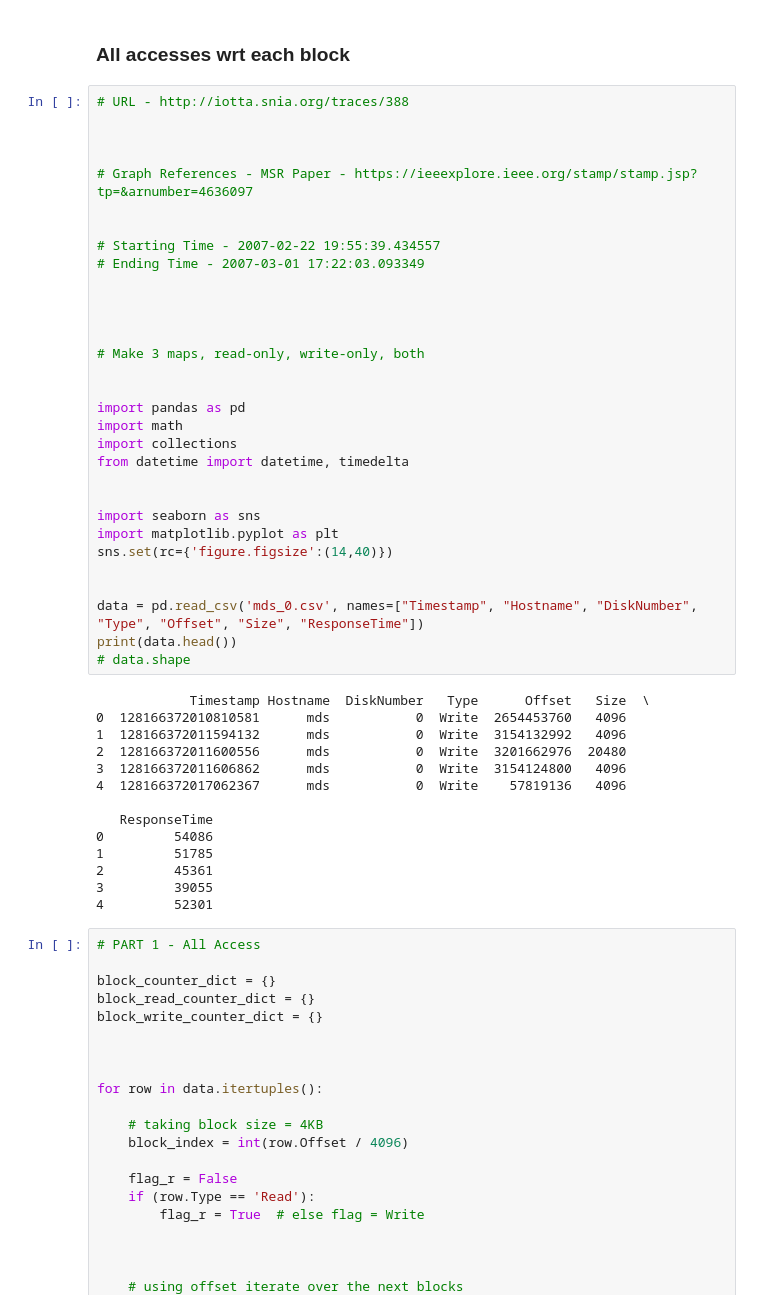
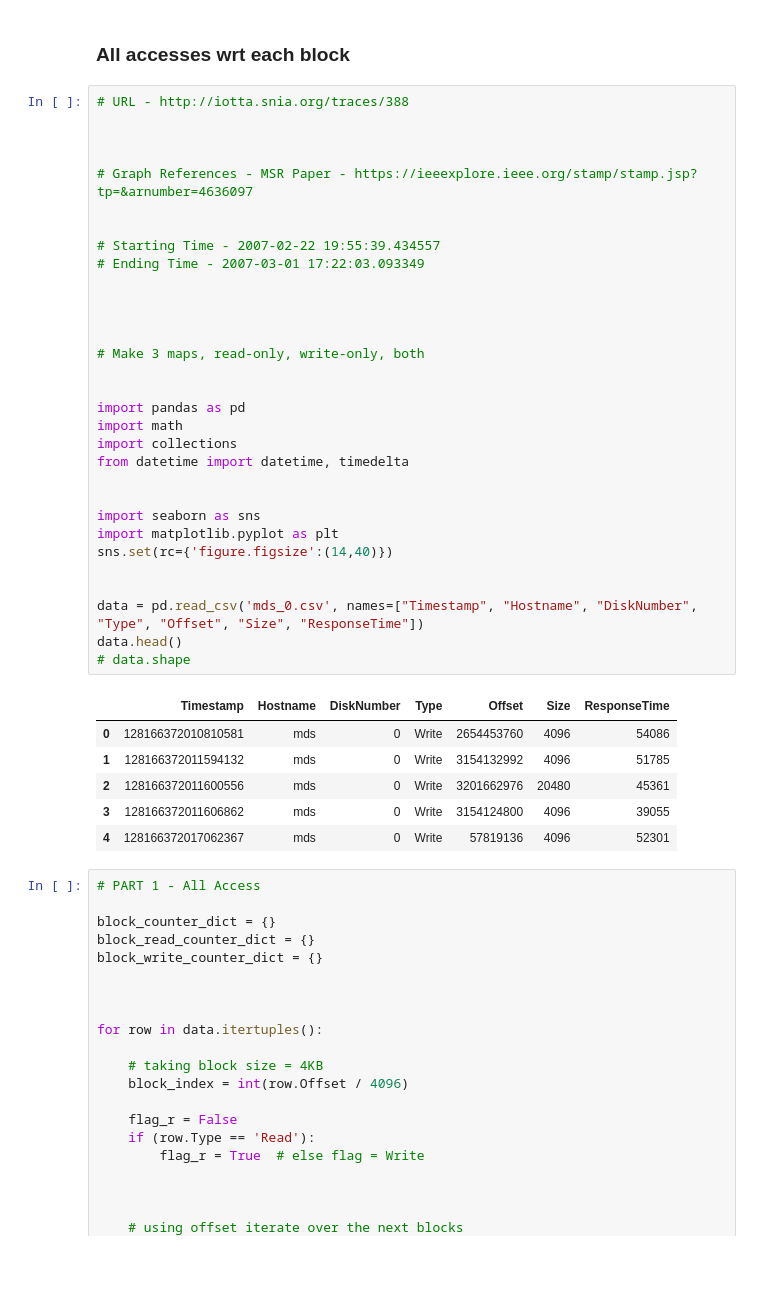
Before and after one commit to PrathUpadhyay/Systems, a Jupyter notebook: IO_Traces/MSR_Traces_mds_0.ipynb, the cells around one changed output. Drawn from its saved outputs; the diff is of its cells as text; blank space fills up the shorter version.

```diff
--- a/IO_Traces/MSR_Traces_mds_0.ipynb
+++ b/IO_Traces/MSR_Traces_mds_0.ipynb
@@ -16,47 +16,40 @@
 # URL - http://iotta.snia.org/traces/388
 
 
 
 # Graph References - MSR Paper - https://ieeexplore.ieee.org/stamp/stamp.jsp?tp=&arnumber=4636097
 
 
 # Starting Time - 2007-02-22 19:55:39.434557
 # Ending Time - 2007-03-01 17:22:03.093349
 
 
 
 
 # Make 3 maps, read-only, write-only, both
 
 
 import pandas as pd
 import math
 import collections
 from datetime import datetime, timedelta
 
 
 import seaborn as sns
 import matplotlib.pyplot as plt
 sns.set(rc={'figure.figsize':(14,40)})
 
 
 data = pd.read_csv('mds_0.csv', names=["Timestamp", "Hostname", "DiskNumber", "Type", "Offset", "Size", "ResponseTime"])
-print(data.head())
+data.head()
 # data.shape
 # %% [output]
-            Timestamp Hostname  DiskNumber   Type      Offset   Size  \
-0  128166372010810581      mds           0  Write  2654453760   4096
-1  128166372011594132      mds           0  Write  3154132992   4096
-2  128166372011600556      mds           0  Write  3201662976  20480
-3  128166372011606862      mds           0  Write  3154124800   4096
-4  128166372017062367      mds           0  Write    57819136   4096
-
-   ResponseTime
-0         54086
-1         51785
-2         45361
-3         39055
-4         52301
+|  | Timestamp | Hostname | DiskNumber | Type | Offset | Size | ResponseTime |
+| 0 | 128166372010810581 | mds | 0 | Write | 2654453760 | 4096 | 54086 |
+| 1 | 128166372011594132 | mds | 0 | Write | 3154132992 | 4096 | 51785 |
+| 2 | 128166372011600556 | mds | 0 | Write | 3201662976 | 20480 | 45361 |
+| 3 | 128166372011606862 | mds | 0 | Write | 3154124800 | 4096 | 39055 |
+| 4 | 128166372017062367 | mds | 0 | Write | 57819136 | 4096 | 52301 |
 # %%
 # PART 1 - All Access
 
```
Also changed, not shown: parts of 6 cells of this notebook.
